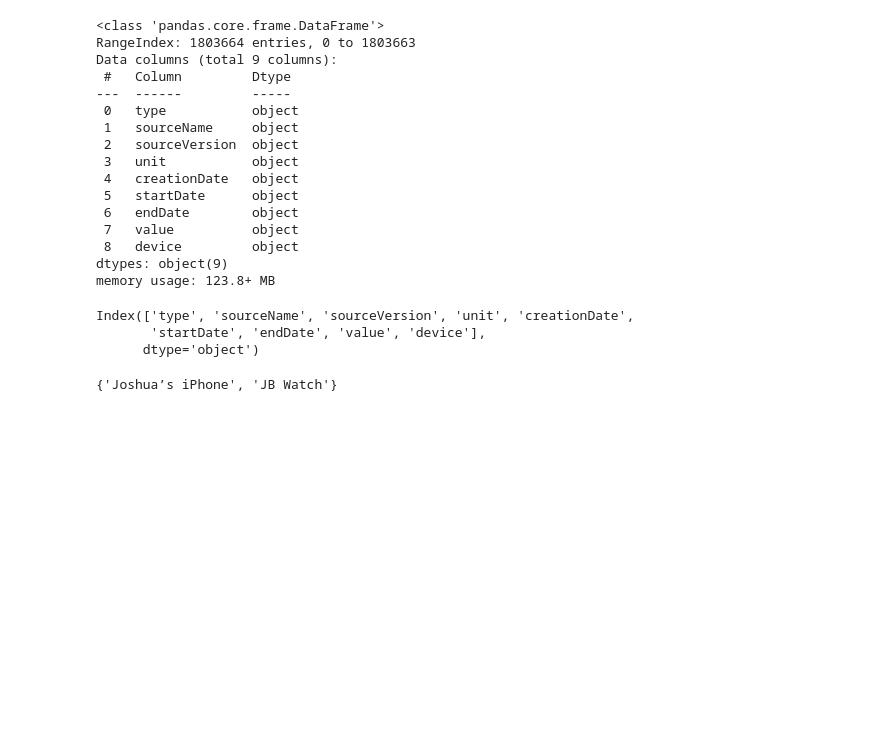
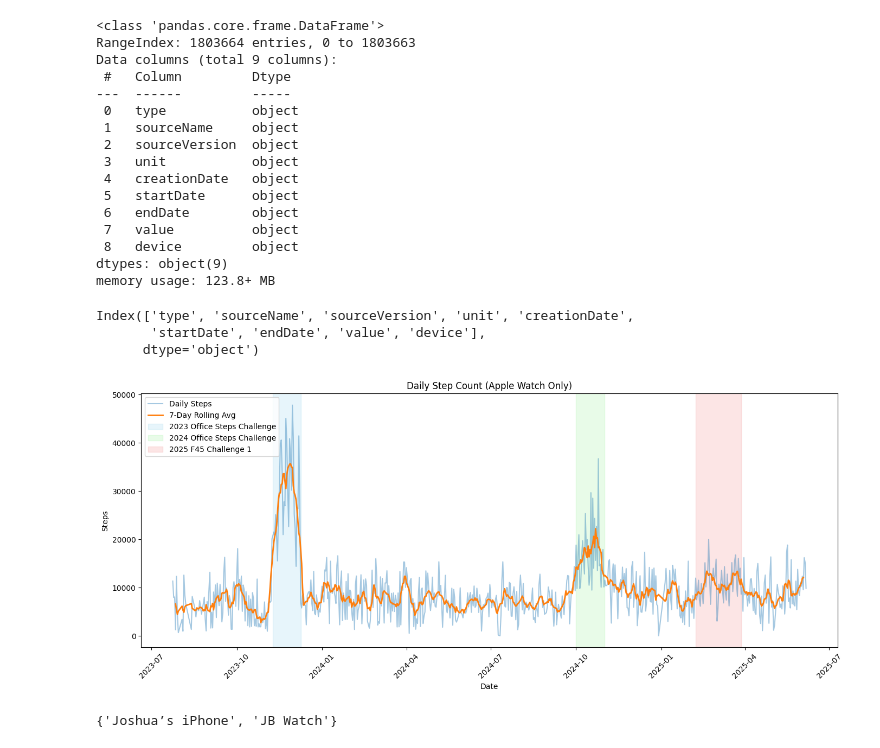
Before and after one commit to joshuawb/health-data, a Jupyter notebook: apple_health_export/health-load.ipynb, the cells around one changed output. Saved outputs shown, nothing was run; the diff lists cells and outputs as text; code cells hidden in the pictures; blank space fills up the shorter version.

Commit message:
imbedding the plots

```diff
--- a/apple_health_export/health-load.ipynb
+++ b/apple_health_export/health-load.ipynb
@@ -88,39 +60,41 @@ for record in root.findall('Record'):
         })
 
 # === Create DataFrame ===
 df_steps = pd.DataFrame(records)
 df_steps['date'] = df_steps['startDate'].dt.date
 daily_steps = df_steps.groupby('date')['value'].sum().reset_index()
 
 # === Rolling Average ===
 daily_steps['rolling_avg'] = daily_steps['value'].rolling(window=7, center=True).mean()
 
 # === Plot ===
 plt.figure(figsize=(14,6))
 plt.plot(daily_steps['date'], daily_steps['value'], label='Daily Steps', alpha=0.4)
 plt.plot(daily_steps['date'], daily_steps['rolling_avg'], label='7-Day Rolling Avg', linewidth=2)
 
 # === Highlight Date Ranges ===
 highlight_ranges = [
-    ("2023-11-09", "2023-12-09"),
-    ("2024-10-01", "2024-11-01"),
-    ("2025-02-07", "2025-03-28")
+    ("2023-11-09", "2023-12-09", "2023 Office Steps Challenge", "skyblue"),
+    ("2024-10-01", "2024-11-01", "2024 Office Steps Challenge", "lightgreen"),
+    ("2025-02-07", "2025-03-28", "2025 F45 Challenge 1", "lightcoral")
 ]
 
-for start_str, end_str in highlight_ranges:
+for start_str, end_str, label, colour in highlight_ranges:
     start = pd.to_datetime(start_str)
     end = pd.to_datetime(end_str)
-    plt.axvspan(start, end, color='orange', alpha=0.2, label=f"{start.date()} to {end.date()}")
+    plt.axvspan(start, end, color=colour, alpha=0.2, label=label)
 
 # === Final Plot Settings ===
 plt.title('Daily Step Count (Apple Watch Only)')
 plt.xlabel('Date')
 plt.ylabel('Steps')
 plt.xticks(rotation=45)
-plt.grid(True)
+#plt.grid(True)
 plt.tight_layout()
 plt.legend(loc='upper left')
 plt.show()
+# %% [output]
+[figure, added]
 # %%
 # List all unique sources for step count records
 source_names = set()
```
Also changed, not shown: parts of 1 cell of this notebook.
